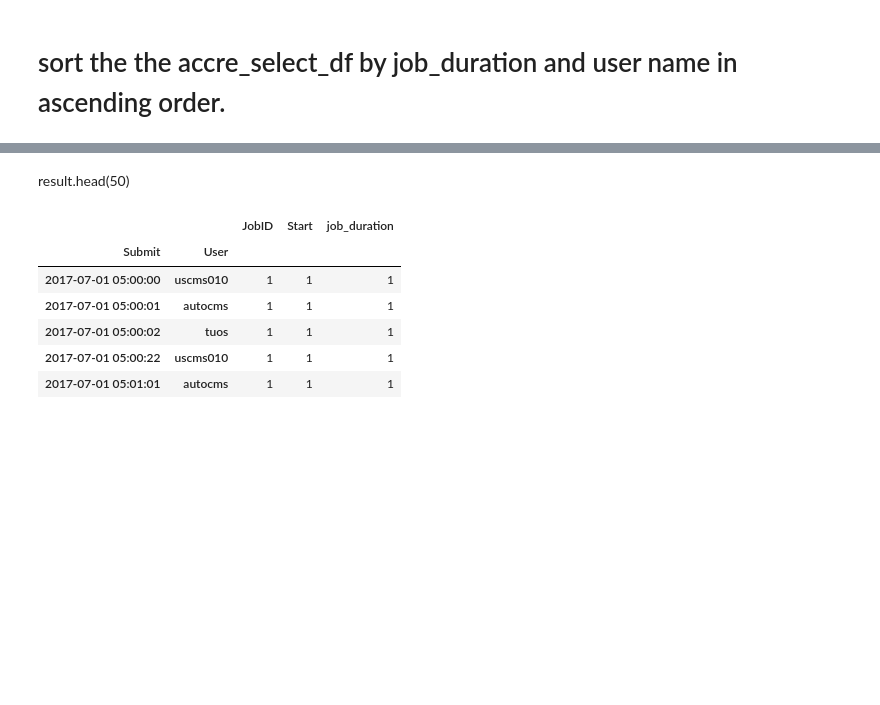
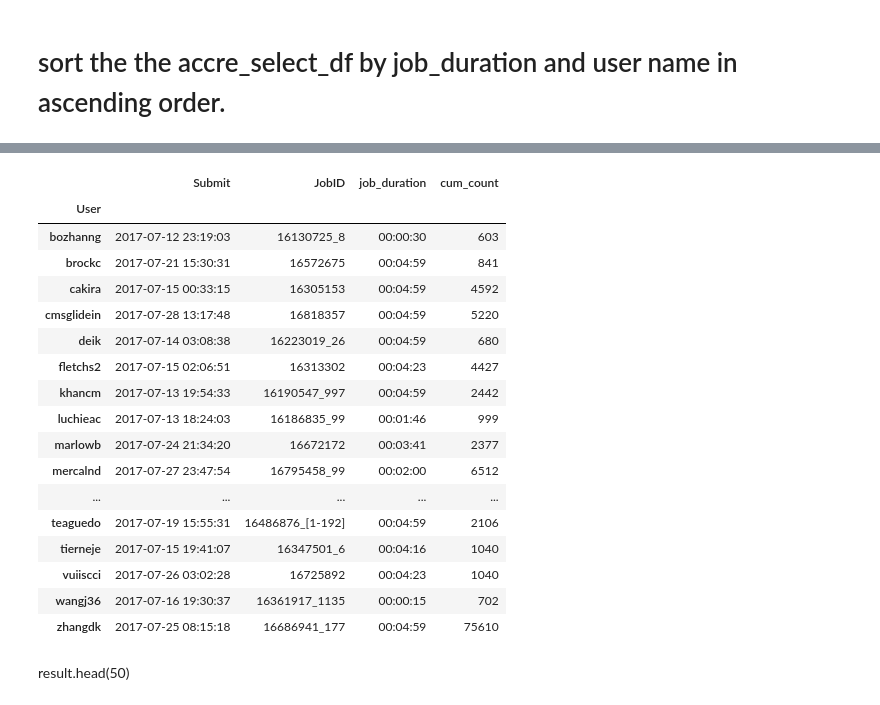
Before and after one commit to asidamo/Analysis-of-Job-Logs, a Jupyter notebook: Q2_AmanuelAccre.ipynb, the cells around one changed output, grey strips where cells are left out. Saved outputs shown, nothing was run; the diff lists cells and outputs as text; code cells hidden in the pictures; blank space fills up the shorter version.

```diff
--- a/Q2_AmanuelAccre.ipynb
+++ b/Q2_AmanuelAccre.ipynb
@@ -233,0 +227,2 @@ result = (accre_5_minutes.groupby([level_values(i) for i in [0,1]]
+# %%
+accre_5_minutes_500=accre_5_minutes[accre_5_minutes.cum_count>500]
@@ -234,2 +272,23 @@ result = (accre_5_minutes.groupby([level_values(i) for i in [0,1]]
+# %%
+accre_5_minutes_500.groupby('User').max()
+# %% [output]
+|  | Submit | JobID | job_duration | cum_count |
+| User |  |  |  |  |
+| bozhanng | 2017-07-12 23:19:03 | 16130725_8 | 00:00:30 | 603 |
+| brockc | 2017-07-21 15:30:31 | 16572675 | 00:04:59 | 841 |
+| cakira | 2017-07-15 00:33:15 | 16305153 | 00:04:59 | 4592 |
+| cmsglidein | 2017-07-28 13:17:48 | 16818357 | 00:04:59 | 5220 |
+| deik | 2017-07-14 03:08:38 | 16223019_26 | 00:04:59 | 680 |
+| fletchs2 | 2017-07-15 02:06:51 | 16313302 | 00:04:23 | 4427 |
+| khancm | 2017-07-13 19:54:33 | 16190547_997 | 00:04:59 | 2442 |
+| luchieac | 2017-07-13 18:24:03 | 16186835_99 | 00:01:46 | 999 |
+| marlowb | 2017-07-24 21:34:20 | 16672172 | 00:03:41 | 2377 |
+| mercalnd | 2017-07-27 23:47:54 | 16795458_99 | 00:02:00 | 6512 |
+| ... | ... | ... | ... | ... |
+| teaguedo | 2017-07-19 15:55:31 | 16486876_[1-192] | 00:04:59 | 2106 |
+| tierneje | 2017-07-15 19:41:07 | 16347501_6 | 00:04:16 | 1040 |
+| vuiiscci | 2017-07-26 03:02:28 | 16725892 | 00:04:23 | 1040 |
+| wangj36 | 2017-07-16 19:30:37 | 16361917_1135 | 00:00:15 | 702 |
+| zhangdk | 2017-07-25 08:15:18 | 16686941_177 | 00:04:59 | 75610 |
 # %% [markdown]
 result.head(50)
@@ -241,10 +294,0 @@ accre_5_mnts_grouped=accre_5_minutes.groupby(['Submit','User']).count()
-# %%
-accre_5_mnts_grouped.head()
-# %% [output]
-|  |  | JobID | Start | job_duration |
-| Submit | User |  |  |  |
-| 2017-07-01 05:00:00 | uscms010 | 1 | 1 | 1 |
-| 2017-07-01 05:00:01 | autocms | 1 | 1 | 1 |
-| 2017-07-01 05:00:02 | tuos | 1 | 1 | 1 |
-| 2017-07-01 05:00:22 | uscms010 | 1 | 1 | 1 |
-| 2017-07-01 05:01:01 | autocms | 1 | 1 | 1 |
```
Also changed, not shown: parts of 43 cells of this notebook.
